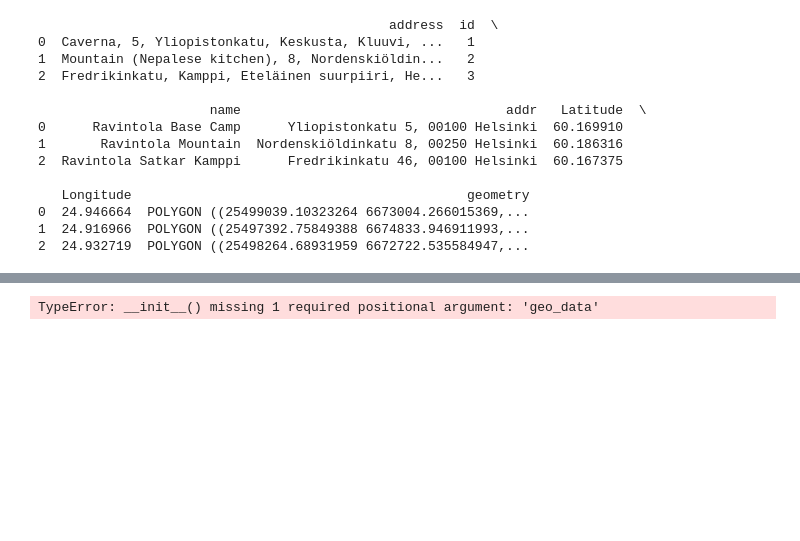
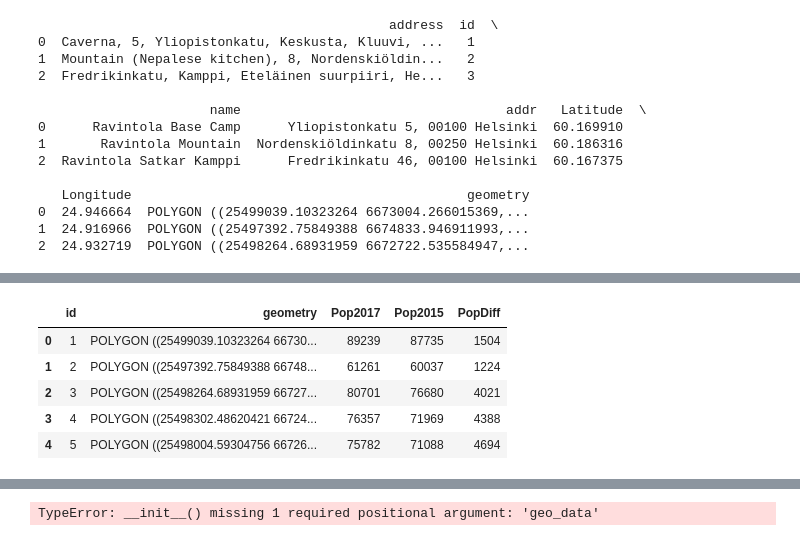
Before and after one commit to AdBinay/NepaleseResturantHelsinkiRegion, a Jupyter notebook: notebooks/FinalAssignment/FinalAssignmentAutoGIS_v3.ipynb, the cells around one changed output, grey strips where cells are left out. Cells and saved outputs as stored; diff of their text form; code cells hidden in the pictures; blank space fills up the shorter version.

```diff
--- a/notebooks/FinalAssignment/FinalAssignmentAutoGIS_v3.ipynb
+++ b/notebooks/FinalAssignment/FinalAssignmentAutoGIS_v3.ipynb
@@ -457,0 +473,11 @@ geodata2.to_file(filename='NepaliResturant2kmBufferPopulation.geojson', driver='
+# %%
+# Select those columns
+df = geodata1[selected_cols]
+df.head()
+# %% [output]
+|  | id | geometry | Pop2017 | Pop2015 | PopDiff |
+| 0 | 1 | POLYGON ((25499039.10323264 66730... | 89239 | 87735 | 1504 |
+| 1 | 2 | POLYGON ((25497392.75849388 66748... | 61261 | 60037 | 1224 |
+| 2 | 3 | POLYGON ((25498264.68931959 66727... | 80701 | 76680 | 4021 |
+| 3 | 4 | POLYGON ((25498302.48620421 66724... | 76357 | 71969 | 4388 |
+| 4 | 5 | POLYGON ((25498004.59304756 66726... | 75782 | 71088 | 4694 |
```
Also changed, not shown: parts of 12 cells of this notebook.
